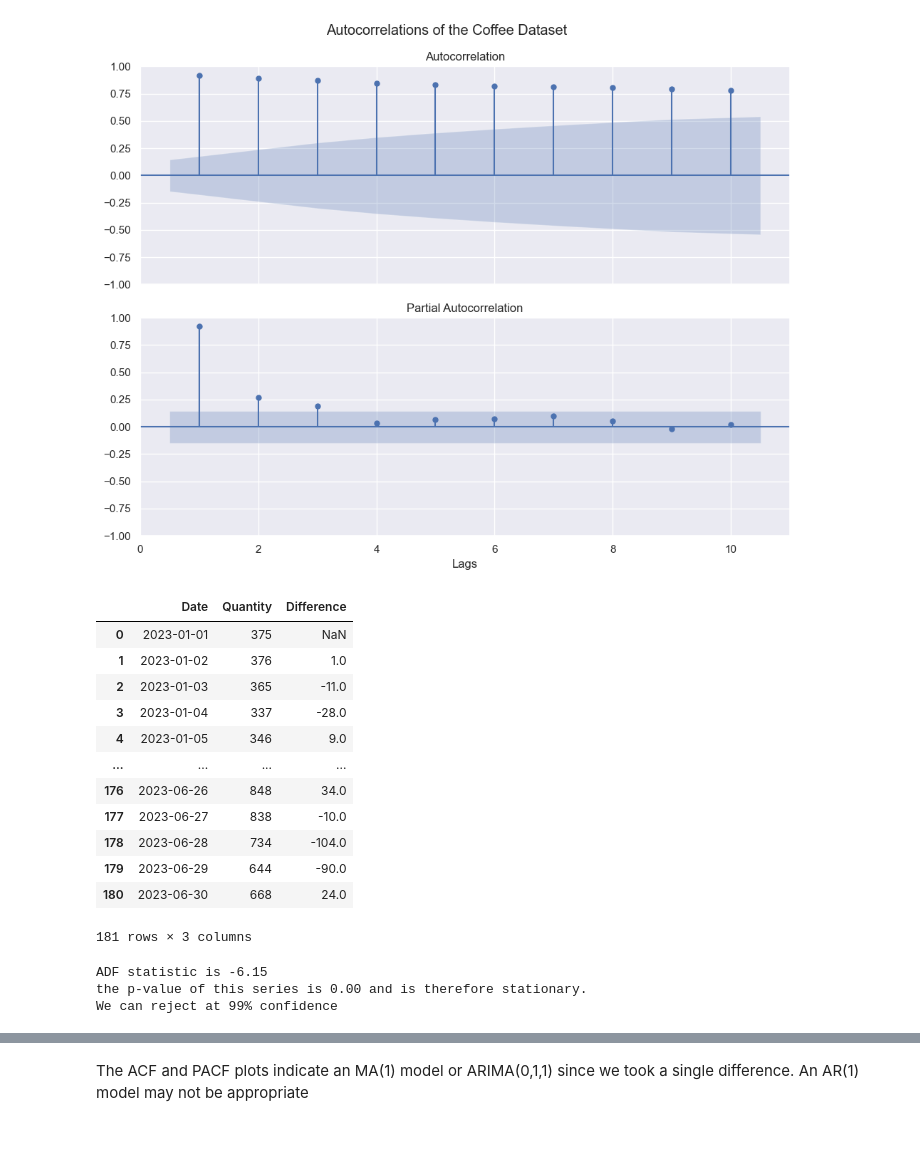
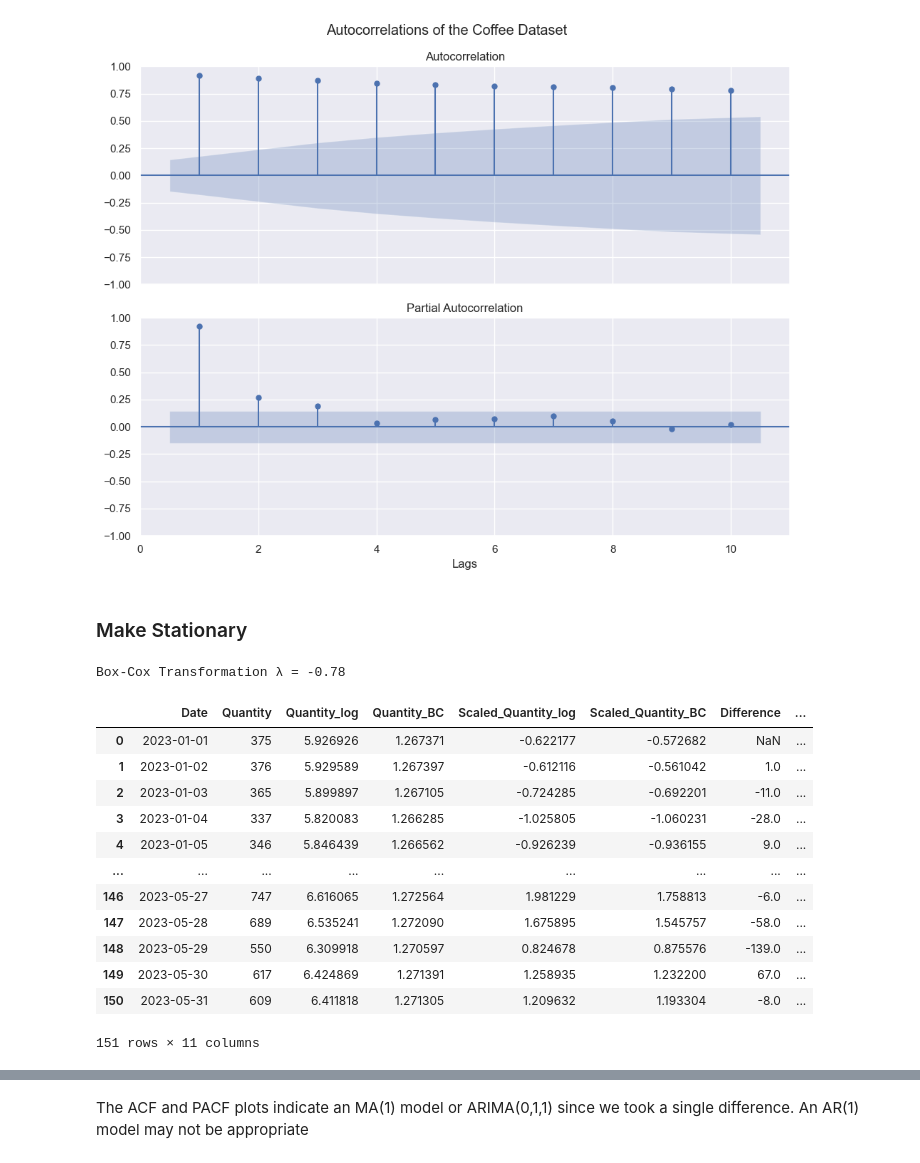
Before and after one commit to Murphysics1/masters_capstone, a Jupyter notebook: MLR_Autoregression_Model.ipynb, the cells around one changed output, grey strips where cells are left out. Saved outputs shown, nothing was run; the diff lists cells and outputs as text; code cells hidden in the pictures; blank space fills up the shorter version.

```diff
--- a/MLR_Autoregression_Model.ipynb
+++ b/MLR_Autoregression_Model.ipynb
@@ -104,27 +92,45 @@ axes[1].set(title = 'Rolling 30 Day Mean and Standard Deviation',
 acf_pacf(df_coffee['Quantity'],"Autocorrelations of the Coffee Dataset")
 # %% [output]
 [figure]
+# %% [markdown]
+### Make Stationary
+# %%
+scaler = StandardScaler()
 # %%
 df_coffee_stationary = df_coffee.copy()
+
+#apply box cox to only the training set
+df_coffee_stationary = df_coffee_stationary[df_coffee_stationary['Date'] <= '2023-05-31']
+
+df_coffee_stationary['Quantity_log'] = np.log(df_coffee_stationary['Quantity'])
+df_coffee_stationary['Quantity_BC'], lam = boxcox(df_coffee_stationary['Quantity'])
+
+df_coffee_stationary['Scaled_Quantity_log'] = scaler.fit_transform(df_coffee_stationary[['Quantity_log']])
+df_coffee_stationary['Scaled_Quantity_BC'] = scaler.fit_transform(df_coffee_stationary[['Quantity_BC']])
+
 df_coffee_stationary['Difference'] = df_coffee_stationary['Quantity'].diff()
+
+df_coffee_stationary['Difference_log'] = df_coffee_stationary['Quantity_log'].diff()
+df_coffee_stationary['Difference_BC'] = df_coffee_stationary['Quantity_BC'].diff()
+
+df_coffee_stationary['Difference_Scaled_log'] = df_coffee_stationary['Scaled_Quantity_log'].diff()
+df_coffee_stationary['Difference_Scaled_BC'] = df_coffee_stationary['Scaled_Quantity_BC'].diff()
+
+print(f'Box-Cox Transformation \u03BB = {lam:.2f}')
+
 df_coffee_stationary
 # %% [output]
+Box-Cox Transformation λ = -0.78
-|  | Date | Quantity | Difference |
-| 0 | 2023-01-01 | 375 | NaN |
-| 1 | 2023-01-02 | 376 | 1.0 |
-| 2 | 2023-01-03 | 365 | -11.0 |
-| 3 | 2023-01-04 | 337 | -28.0 |
-| 4 | 2023-01-05 | 346 | 9.0 |
-| ... | ... | ... | ... |
-| 176 | 2023-06-26 | 848 | 34.0 |
-| 177 | 2023-06-27 | 838 | -10.0 |
-| 178 | 2023-06-28 | 734 | -104.0 |
-| 179 | 2023-06-29 | 644 | -90.0 |
-| 180 | 2023-06-30 | 668 | 24.0 |
+|  | Date | Quantity | Quantity_log | Quantity_BC | Scaled_Quantity_log | Scaled_Quantity_BC | Difference | ... |
+| 0 | 2023-01-01 | 375 | 5.926926 | 1.267371 | -0.622177 | -0.572682 | NaN | ... |
+| 1 | 2023-01-02 | 376 | 5.929589 | 1.267397 | -0.612116 | -0.561042 | 1.0 | ... |
+| 2 | 2023-01-03 | 365 | 5.899897 | 1.267105 | -0.724285 | -0.692201 | -11.0 | ... |
+| 3 | 2023-01-04 | 337 | 5.820083 | 1.266285 | -1.025805 | -1.060231 | -28.0 | ... |
+| 4 | 2023-01-05 | 346 | 5.846439 | 1.266562 | -0.926239 | -0.936155 | 9.0 | ... |
+| ... | ... | ... | ... | ... | ... | ... | ... | ... |
+| 146 | 2023-05-27 | 747 | 6.616065 | 1.272564 | 1.981229 | 1.758813 | -6.0 | ... |
+| 147 | 2023-05-28 | 689 | 6.535241 | 1.272090 | 1.675895 | 1.545757 | -58.0 | ... |
+| 148 | 2023-05-29 | 550 | 6.309918 | 1.270597 | 0.824678 | 0.875576 | -139.0 | ... |
+| 149 | 2023-05-30 | 617 | 6.424869 | 1.271391 | 1.258935 | 1.232200 | 67.0 | ... |
+| 150 | 2023-05-31 | 609 | 6.411818 | 1.271305 | 1.209632 | 1.193304 | -8.0 | ... |
-181 rows × 3 columns
+151 rows × 11 columns
-# %%
-trend_stationary(df_coffee_stationary.dropna(),'Difference')
-# %% [output]
-ADF statistic is -6.15
-the p-value of this series is 0.00 and is therefore stationary.
-We can reject at 99% confidence
```
Also changed, not shown: parts of 34 cells of this notebook, 1 other file.
